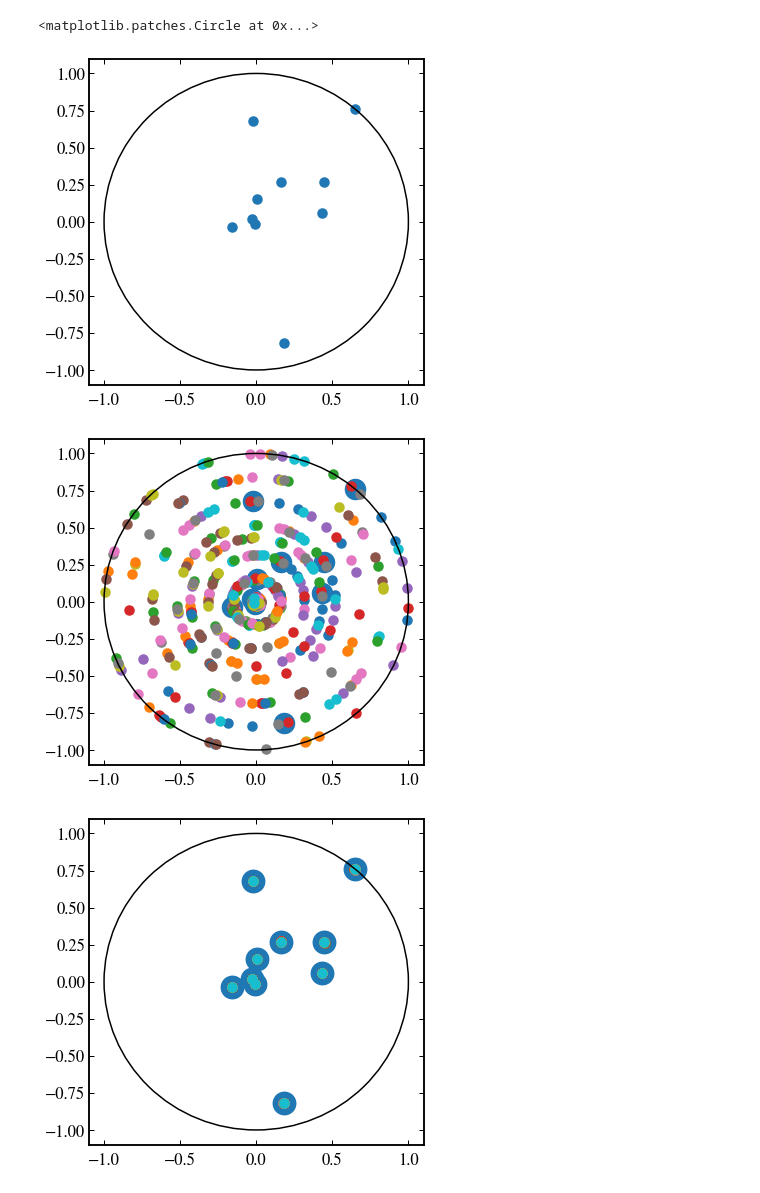
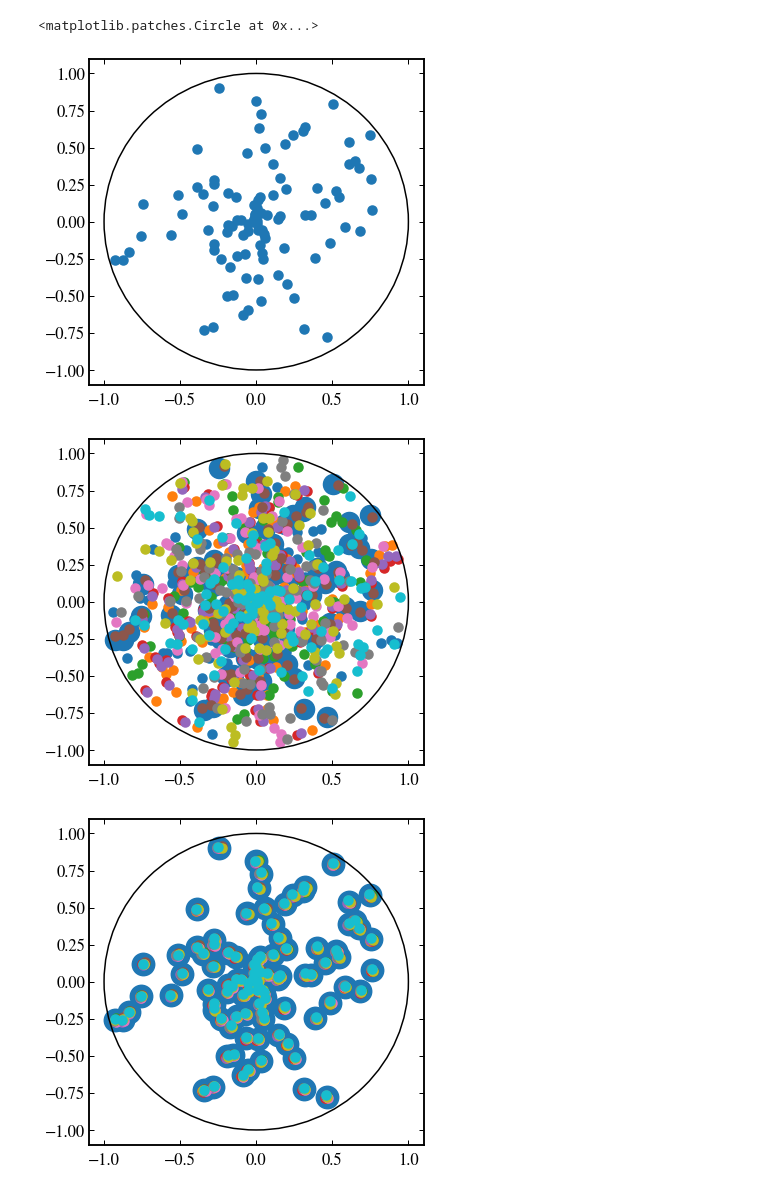
Before and after one commit to jasperw1999/SA-ChargeConfig, a Jupyter notebook: rotate_circle.ipynb, the cells around one changed output. Saved outputs shown, nothing was run; the diff lists cells and outputs as text; code cells hidden in the pictures.

```diff
--- a/rotate_circle.ipynb
+++ b/rotate_circle.ipynb
@@ -7,6 +5,6 @@ from scipy.optimize import minimize
 # %%
 # generate particles
-n = 10
+n = 100
 r = np.random.rand(n)
 theta = np.random.rand(n) * 2 * np.pi
 x = np.cos(theta) * r
@@ -21,7 +19,7 @@ circle = plt.Circle((0, 0), 1, fill=False)
 plt.gca().add_patch(circle)
 # %% [output]
 <matplotlib.patches.Circle at 0x...>
-[figure, old version]
+[figure, new version]
 # %%
 def rotation(pos, theta_rotation):
     # get polar coordinates
@@ -56,28 +54,26 @@ def get_minimized_config(standard_pos, pos, precision=1000):
 # %%
 # create a bunch of perturbed versions of the original configuration
 
 standard_pos = pos
 perturbed_pos = []
 
-for _ in range(50):
+for _ in range(10):
     theta = np.random.rand() * 2 * np.pi
-    offset = np.random.rand(n, 2) * 0
+    offset = np.random.rand(n, 2) * 0.01
     p = rotation(standard_pos, theta) + offset
     perturbed_pos.append(p)
 
 plt.figure(figsize=(6, 6))
 for p in perturbed_pos:
     plt.scatter(p[:, 0], p[:, 1])
 circle = plt.Circle((0, 0), 1, fill=False)
 plt.gca().add_patch(circle)
 plt.scatter(standard_pos[:, 0], standard_pos[:, 1], s=400, zorder=-100)
 plt.show()
 # %% [output]
-[figure, old version]
+[figure, new version]
 # %%
-radians = np.linspace(0, 2 * np.pi, 1000)
 plt.figure(figsize=(6, 6))
-
 for p in perturbed_pos:
     plot_p = get_minimized_config(standard_pos, p)
     plt.scatter(plot_p[:, 0], plot_p[:, 1])
@@ -86,4 +82,4 @@ circle = plt.Circle((0, 0), 1, fill=False)
 plt.gca().add_patch(circle)
 plt.show()
 # %% [output]
-[figure, old version]
+[figure, new version]
```
Also changed, not shown: parts of 3 cells of this notebook, 1 other file.
